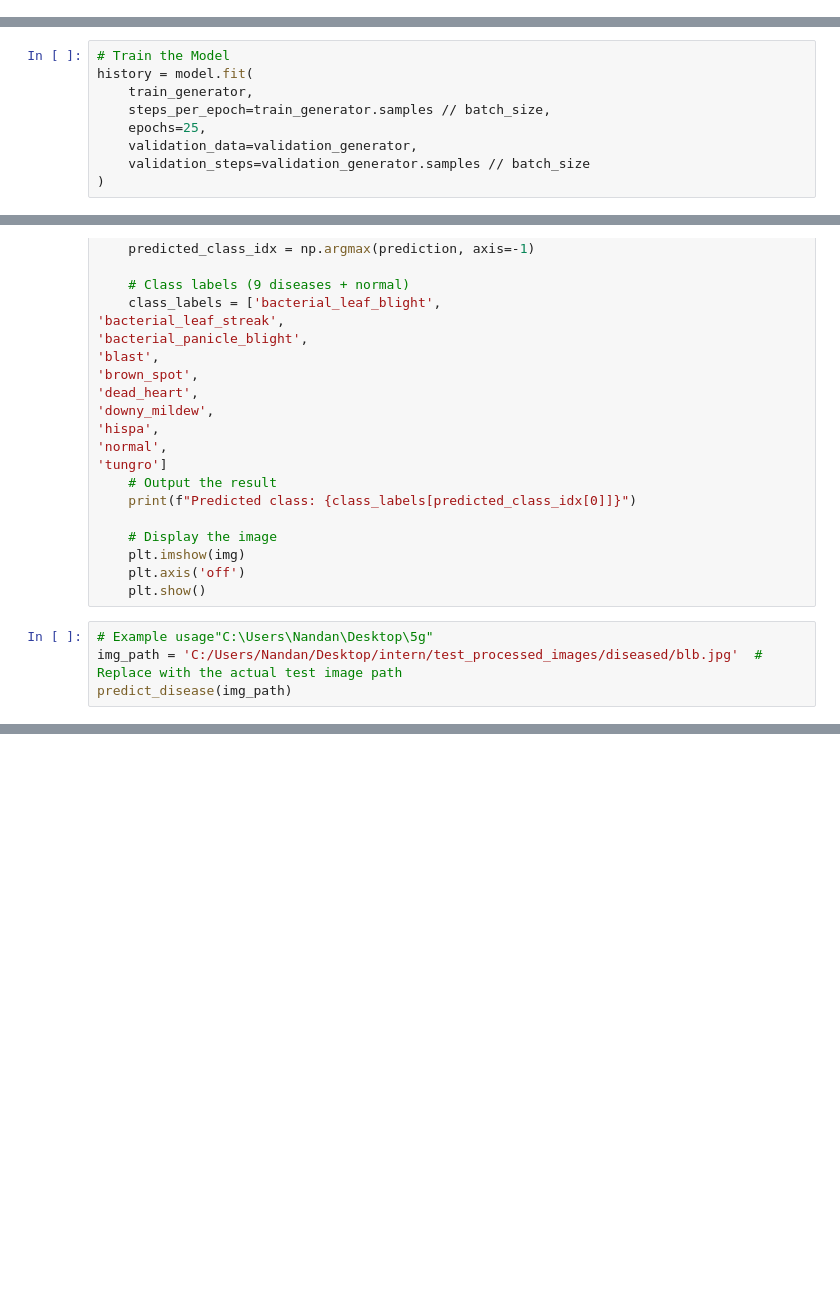
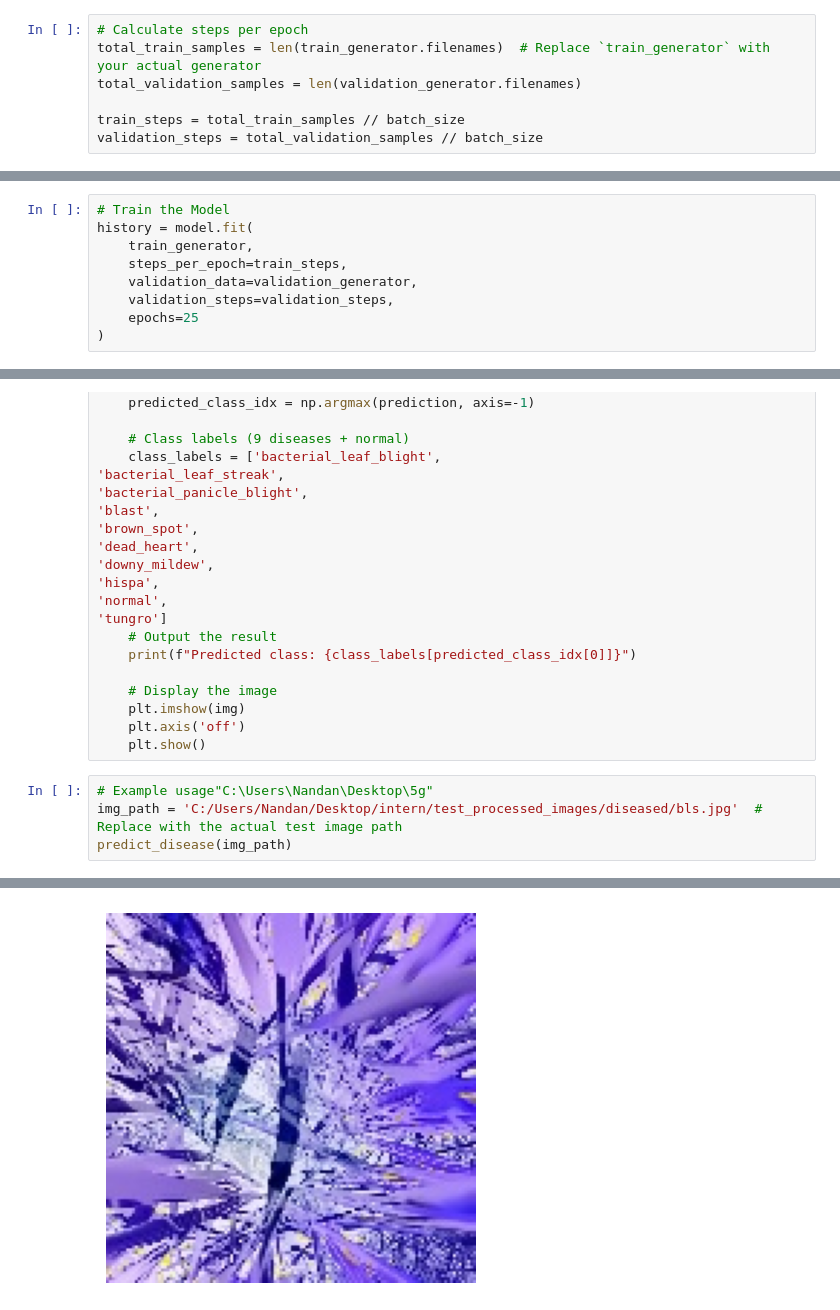
Before and after one commit to B3-SOFTWARE/CNN-Paddy-Disease-Classifier, a Jupyter notebook: full.ipynb, the cells around one changed output, grey strips where cells are left out. Saved outputs shown, nothing was run; the diff lists cells and outputs as text; blank space fills up the shorter version.

```diff
--- a/full.ipynb
+++ b/full.ipynb
@@ -83,6 +215,13 @@ train_datagen = ImageDataGenerator(
 )
 
 validation_datagen = ImageDataGenerator(rescale=1./255)
+# %%
+# Calculate steps per epoch
+total_train_samples = len(train_generator.filenames)  # Replace `train_generator` with your actual generator
+total_validation_samples = len(validation_generator.filenames)
+
+train_steps = total_train_samples // batch_size
+validation_steps = total_validation_samples // batch_size
 # %%
 train_generator = train_datagen.flow_from_directory(
     train_dir,
@@ -119,8 +262,8 @@ model.compile(optimizer='adam',
 # Train the Model
 history = model.fit(
     train_generator,
-    steps_per_epoch=train_generator.samples // batch_size,
-    epochs=25,
+    steps_per_epoch=train_steps,
     validation_data=validation_generator,
-    validation_steps=validation_generator.samples // batch_size
+    validation_steps=validation_steps,
+    epochs=25
 )
@@ -166,5 +332,6 @@ def predict_disease(img_path):
     plt.show()
 # %%
 # Example usage"C:\Users\Nandan\Desktop\5g"
-img_path = 'C:/Users/Nandan/Desktop/intern/test_processed_images/diseased/blb.jpg'  # Replace with the actual test image path
+img_path = 'C:/Users/Nandan/Desktop/intern/test_processed_images/diseased/bls.jpg'  # Replace with the actual test image path
 predict_disease(img_path)
+# %% [output]
@@ -171,3 +340,4 @@ predict_disease(img_path)
+[figure, added]
 # %%
 import matplotlib.pyplot as plt
 
```
Also changed, not shown: parts of 11 cells of this notebook, 1 other file.
